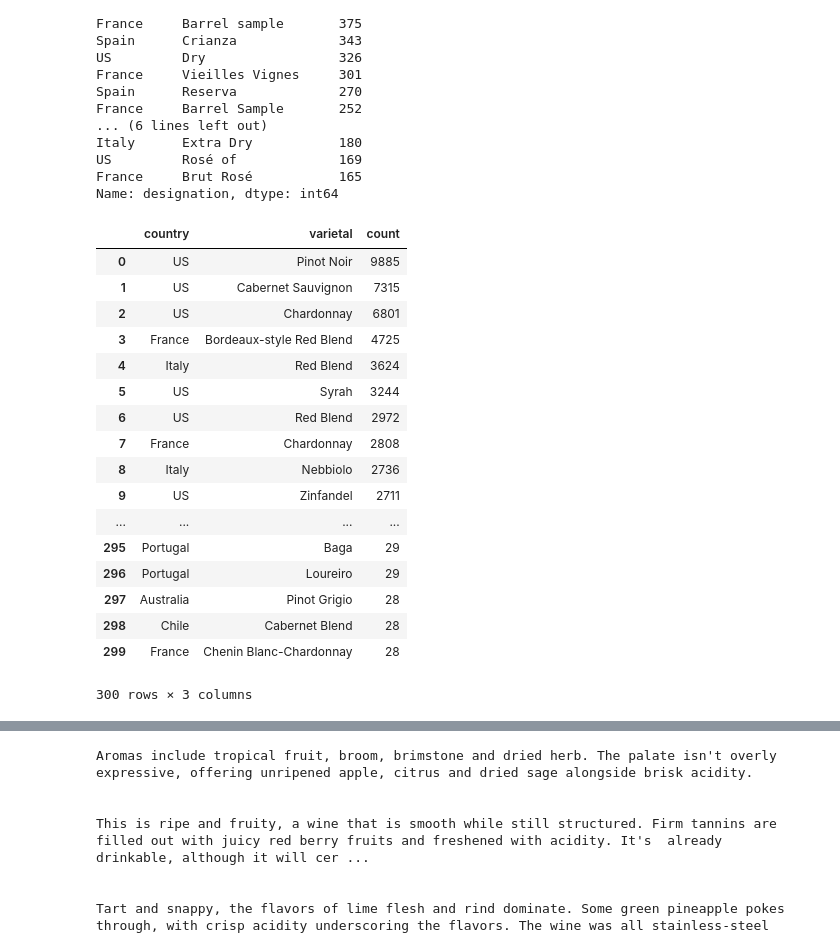
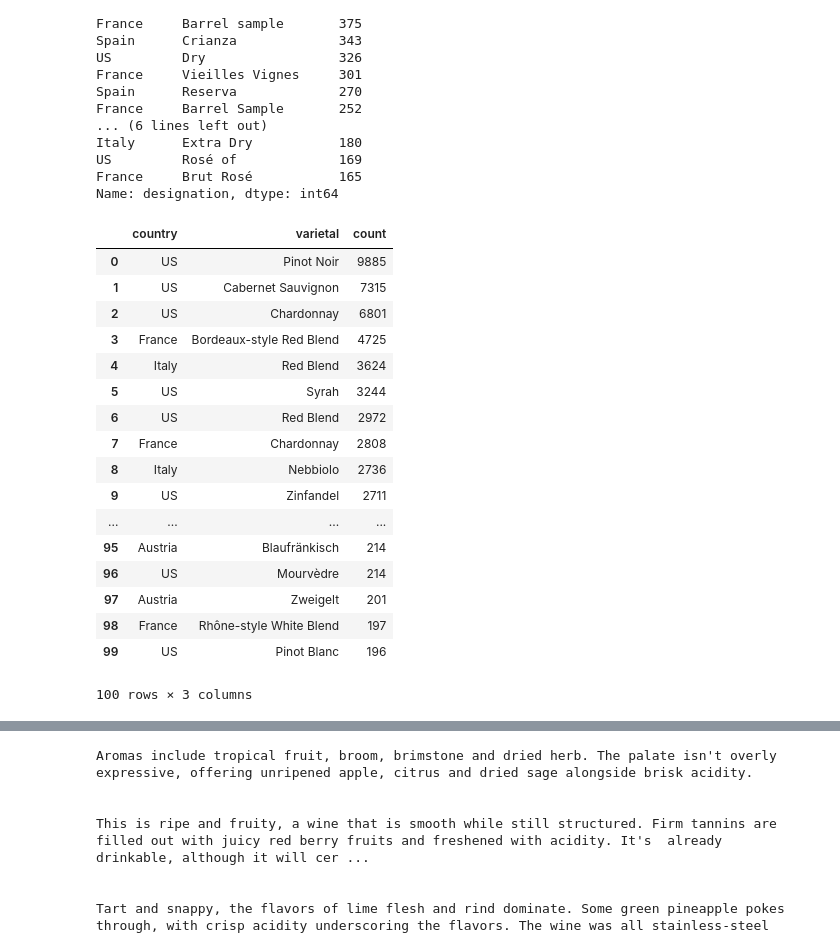
Before and after one commit to nh273/davinci, a Jupyter notebook: Wine/Wines.ipynb, the cells around one changed output, grey strips where cells are left out. Drawn from its saved outputs; the diff is of its cells as text; code cells hidden in the pictures.

```diff
--- a/Wine/Wines.ipynb
+++ b/Wine/Wines.ipynb
@@ -150,24 +153,24 @@ US         Rosé of             169
 France     Brut Rosé           165
 Name: designation, dtype: int64
 # %%
-top_grape_country = df.groupby(by='country')['varietal'].value_counts().nlargest(300).to_frame('count').reset_index()
+top_grape_country = df.groupby(by='country')['varietal'].value_counts().nlargest(100).to_frame('count').reset_index()
 top_grape_country
 # %% [output]
 |  | country | varietal | count |
 | 0 | US | Pinot Noir | 9885 |
 | 1 | US | Cabernet Sauvignon | 7315 |
 | 2 | US | Chardonnay | 6801 |
 | 3 | France | Bordeaux-style Red Blend | 4725 |
 | 4 | Italy | Red Blend | 3624 |
 | 5 | US | Syrah | 3244 |
 | 6 | US | Red Blend | 2972 |
 | 7 | France | Chardonnay | 2808 |
 | 8 | Italy | Nebbiolo | 2736 |
 | 9 | US | Zinfandel | 2711 |
 | ... | ... | ... | ... |
-| 295 | Portugal | Baga | 29 |
-| 296 | Portugal | Loureiro | 29 |
-| 297 | Australia | Pinot Grigio | 28 |
-| 298 | Chile | Cabernet Blend | 28 |
-| 299 | France | Chenin Blanc-Chardonnay | 28 |
+| 95 | Austria | Blaufränkisch | 214 |
+| 96 | US | Mourvèdre | 214 |
+| 97 | Austria | Zweigelt | 201 |
+| 98 | France | Rhône-style White Blend | 197 |
+| 99 | US | Pinot Blanc | 196 |
-300 rows × 3 columns
+100 rows × 3 columns
```
Also changed, not shown: parts of 23 cells of this notebook.
